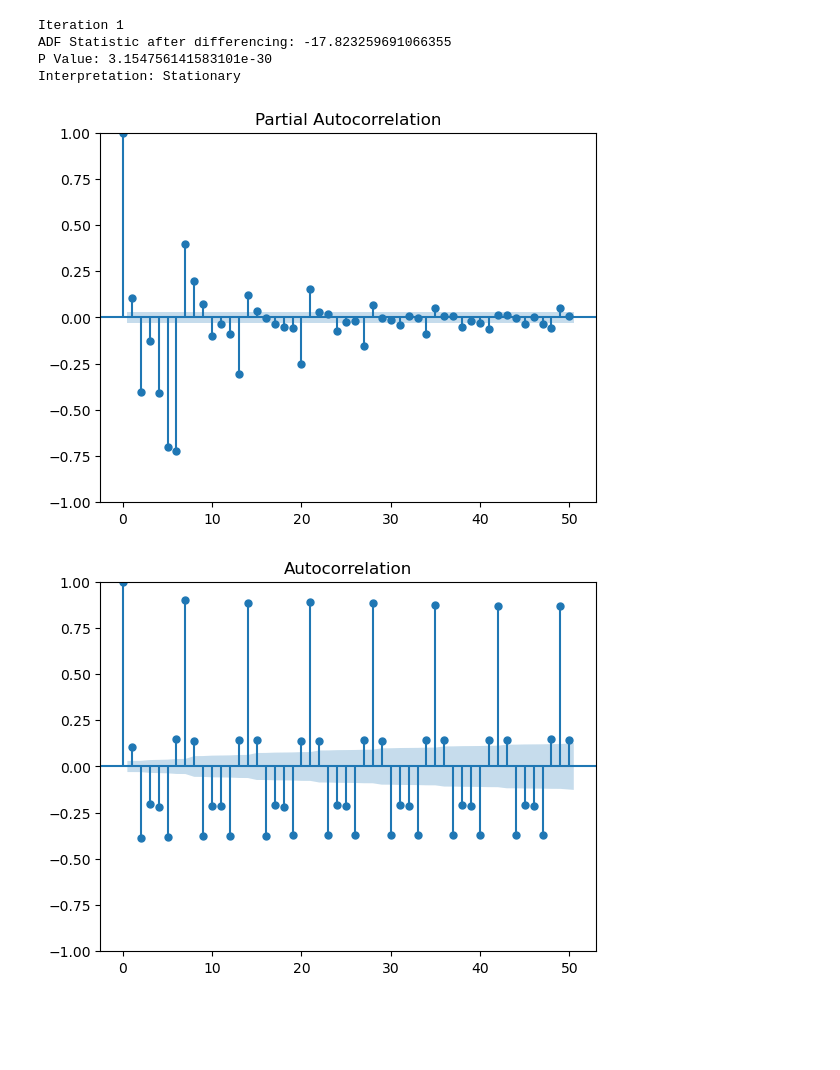
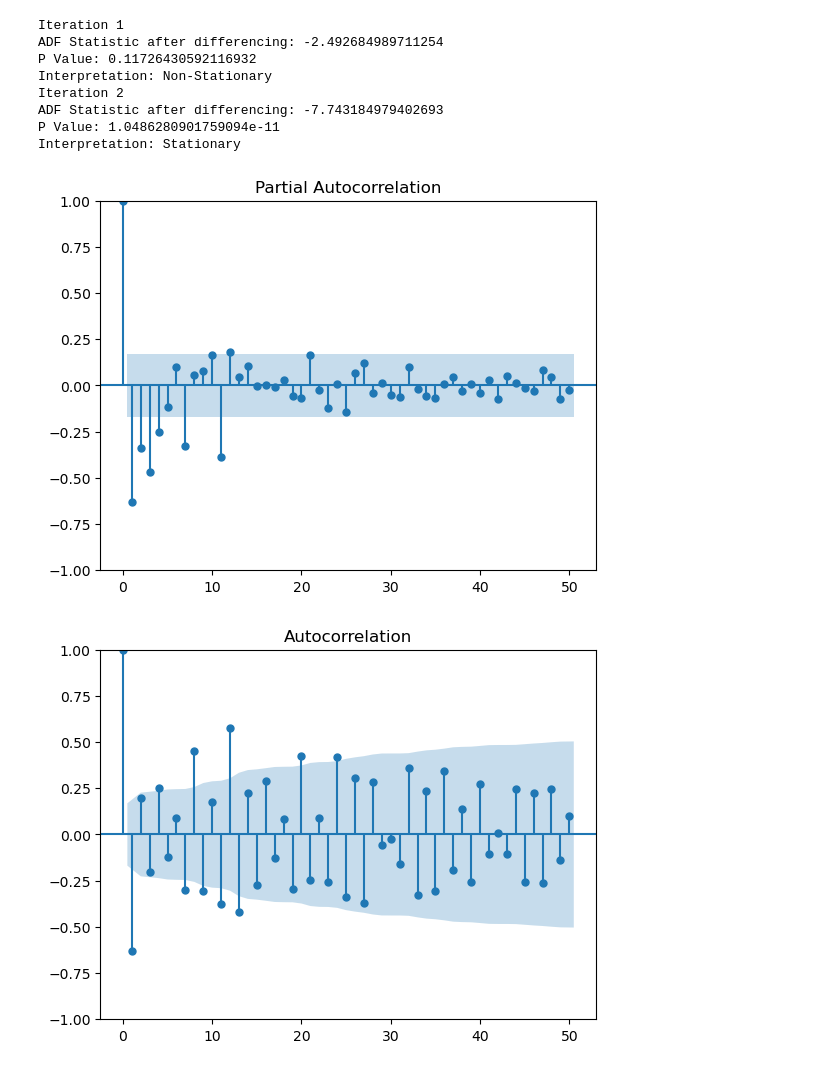
Before and after one commit to aed1988/Coursework, a Jupyter notebook: AdBlue Analysis.ipynb, the cells around one changed output. Drawn from its saved outputs; the diff is of its cells as text; code cells hidden in the pictures; blank space fills up the shorter version.

```diff
--- a/AdBlue Analysis.ipynb
+++ b/AdBlue Analysis.ipynb
@@ -42,0 +10,16 @@ memory usage: 65.8+ KB
+# %%
+df = pd.read_csv('AdBlue data.csv',
+    usecols=['transaction_date', 'volume']
+)
+
+df['day'] = df['transaction_date'].apply(lambda x: f"{x.split('/')[1]:0>2}")
+df['month'] = df['transaction_date'].apply(lambda x: f"{x.split('/')[0]:0>2}")
+df['year'] = df['transaction_date'].apply(lambda x: f"{'20' + x.split('/')[2]}")
+
+
+df['transaction_date'] = pd.to_datetime(df['year']+'-'+df['month']+'-'+df['day'], format='%Y-%m-%d')
+df = df.groupby(["year", "month"])["volume"].sum()
+
+df = pd.DataFrame(df).reset_index()
+df = df['volume']
+df
@@ -45,12 +50,12 @@ df.plot()
 # %%
-result = adfuller(volumes)
+result = adfuller(df)
 # %%
 i = 0
 while result[1] > 0.05:
     i+=1
-    df['volume'] = df['volume'].diff(i)
+    df = df.diff(1)
     df = df.dropna()
-    result = adfuller(df['volume'])
+    result = adfuller(df)
     stationary_interpretation = 'Stationary' if result[1] < 0.05 else 'Non-Stationary'
     print(f"Iteration {i}")
     print(f"ADF Statistic after differencing: {result[0]}")
@@ -58,12 +63,16 @@ while result[1] > 0.05:
     print(f"Interpretation: {stationary_interpretation}")
 # %% [output]
 Iteration 1
-ADF Statistic after differencing: -17.823259691066355
-P Value: 3.154756141583101e-30
+ADF Statistic after differencing: -2.492684989711254
+P Value: 0.11726430592116932
+Interpretation: Non-Stationary
+Iteration 2
+ADF Statistic after differencing: -7.743184979402693
+P Value: 1.0486280901759094e-11
 Interpretation: Stationary
 # %%
-plot_acf(df['volume'], lags=50)
-plot_pacf(df['volume'], lags = 50)
+plot_acf(df, lags = 50)
+plot_pacf(df, lags = 50)
 # %% [output]
-[figure, old version]
+[figure, new version]
-[figure, old version]
+[figure, new version]
```
Also changed, not shown: parts of 13 cells of this notebook, 1 other file.
